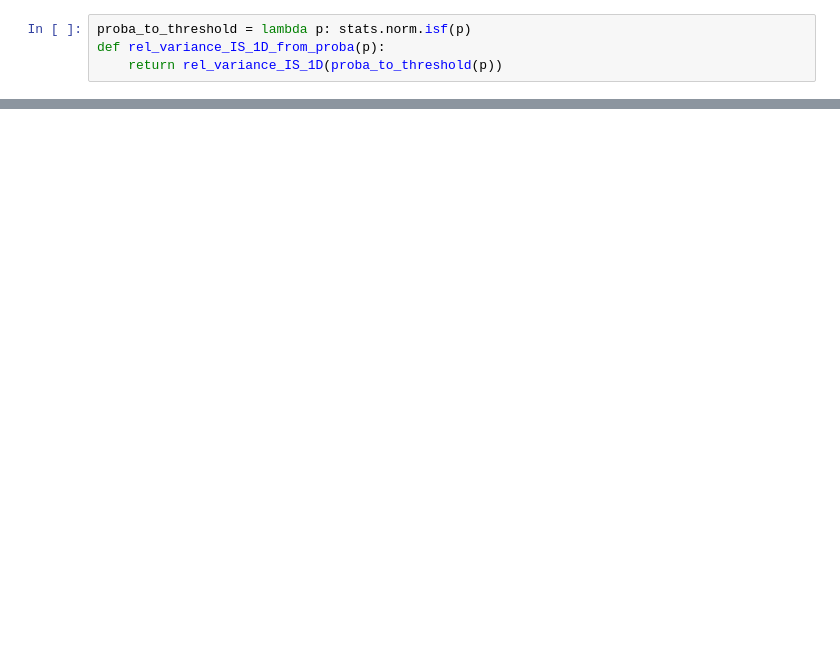
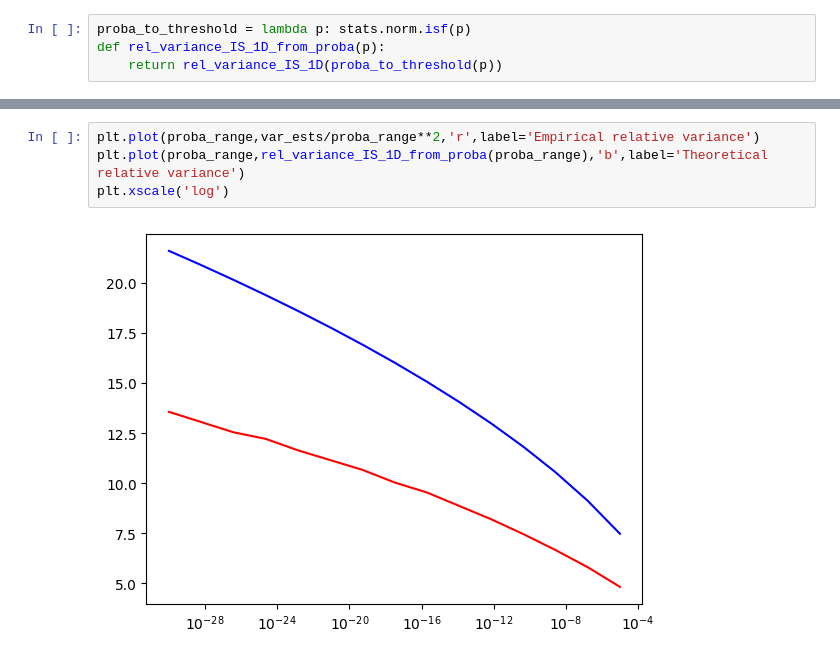
Before and after one commit to karimtito/stat_reliability_measure, a Jupyter notebook: notebooks/1D_variance_IS.ipynb, the cells around one changed output, grey strips where cells are left out. Drawn from its saved outputs; the diff is of its cells as text; blank space fills up the shorter version.

```diff
--- a/notebooks/1D_variance_IS.ipynb
+++ b/notebooks/1D_variance_IS.ipynb
@@ -99,0 +92,6 @@ AttributeError: module 'scipy.stats' has no attribute 'normal'
+# %%
+plt.plot(proba_range,var_ests/proba_range**2,'r',label='Empirical relative variance')
+plt.plot(proba_range,rel_variance_IS_1D_from_proba(proba_range),'b',label='Theoretical relative variance')
+plt.xscale('log')
+# %% [output]
+[figure, added]
```
Also changed, not shown: parts of 7 cells of this notebook, 35 other files.
